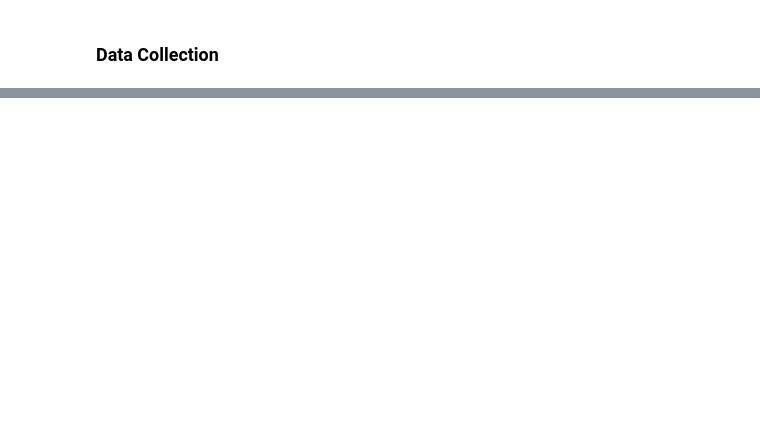
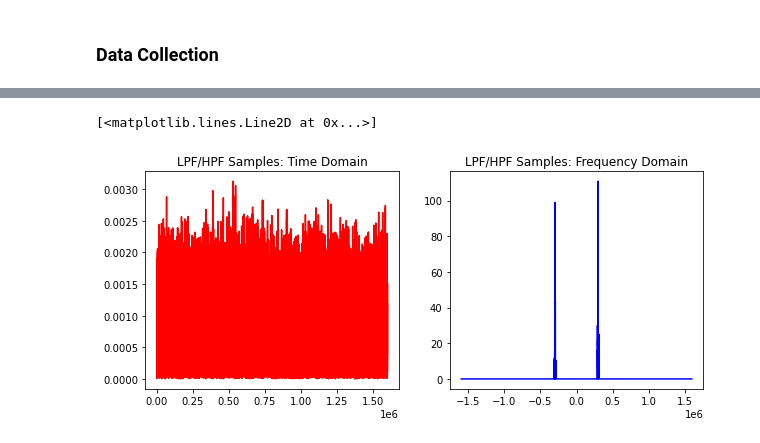
Before and after one commit to amitferman/FSK-Backscatter, a Jupyter notebook: rx/rx.ipynb, the cells around one changed output, grey strips where cells are left out. Saved outputs shown, nothing was run; the diff lists cells and outputs as text; code cells hidden in the pictures; blank space fills up the shorter version.

```diff
--- a/rx/rx.ipynb
+++ b/rx/rx.ipynb
@@ -57,2 +98,17 @@ def squelch(signal, p):
             res[i] = 0.0
     return res
+# %%
+# lpf/hpf filtering
+lpf = 0.31e6
+hpf = 0.29e6
+fspectrum = dspectrum  * (1 - bandpassmask(N, fsps, hpf)) * bandpassmask(N, fsps,lpf)
+fsamples = np.fft.ifft(np.fft.fftshift(fspectrum))
+
+fig, (ax1, ax2) = plt.subplots(1, 2, figsize=(10, 4))
+ax1.set_title("LPF/HPF Samples: Time Domain")
+ax1.plot(np.abs(fsamples), color='red')
+ax2.set_title("LPF/HPF Samples: Frequency Domain")
+ax2.plot(freqs, np.abs(fspectrum), color='blue')
+# %% [output]
+[<matplotlib.lines.Line2D at 0x...>]
+[figure, added]
```
Also changed, not shown: parts of 46 cells of this notebook, 8 other files.
